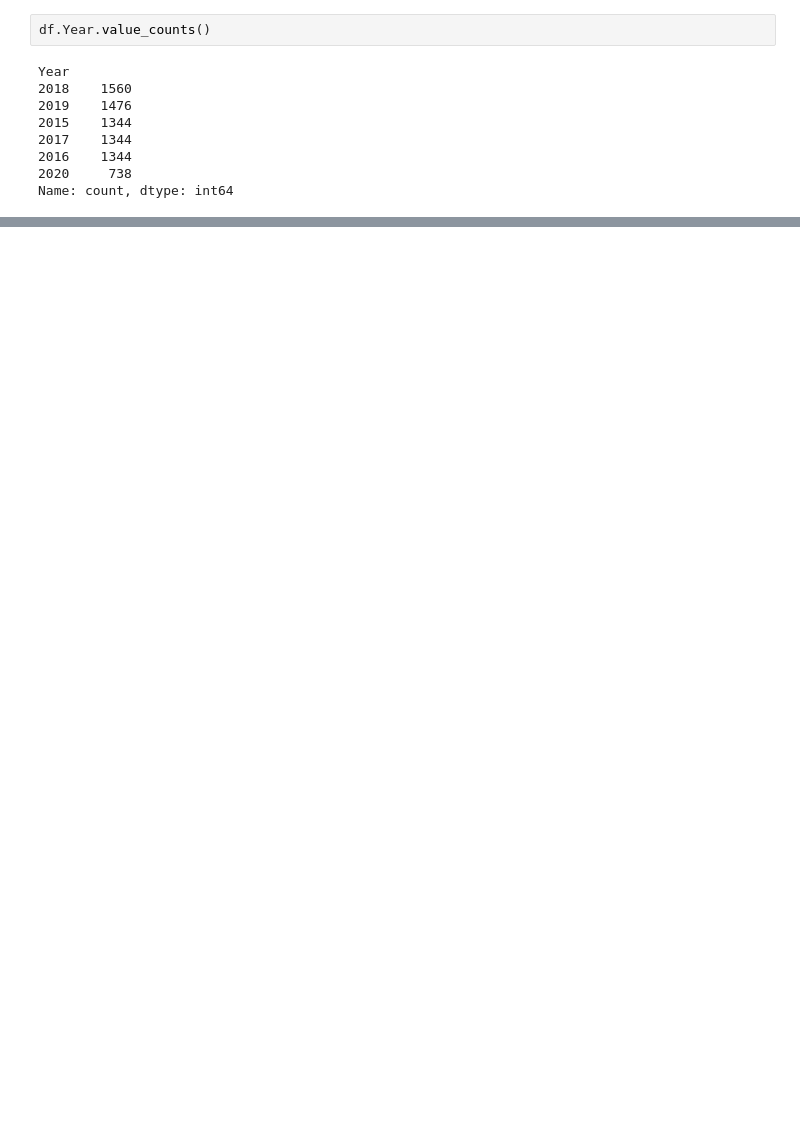
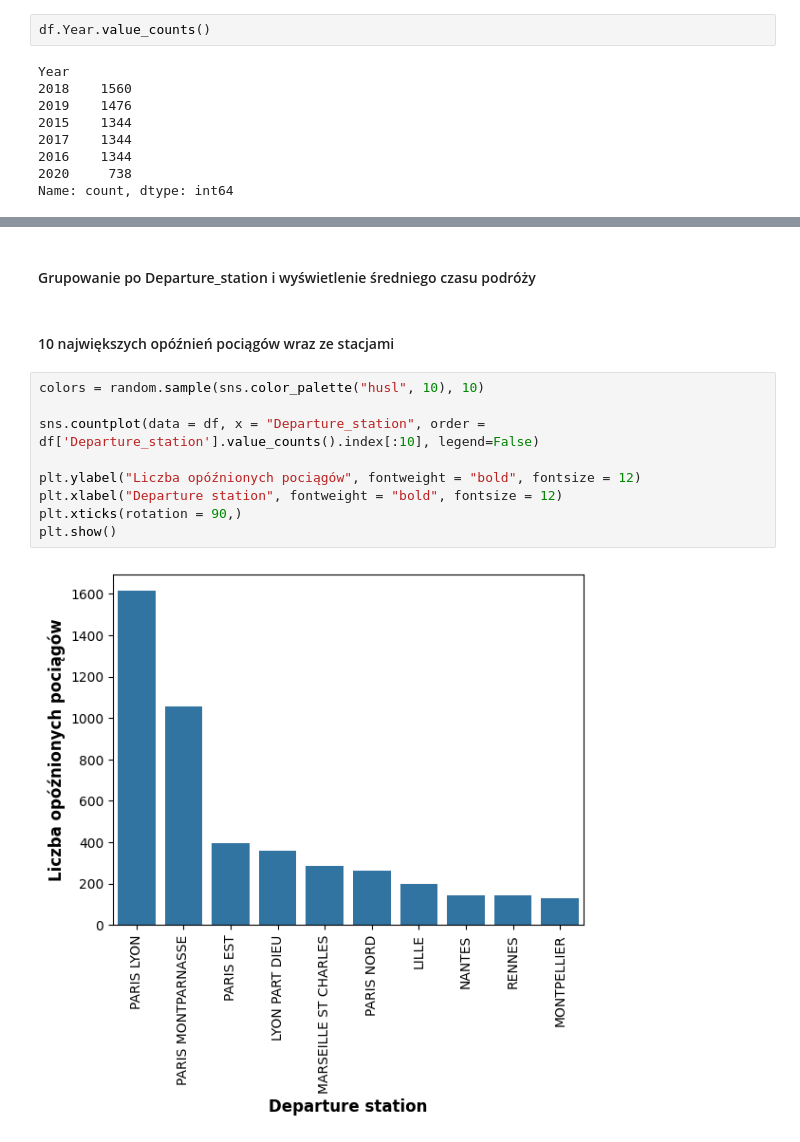
Before and after one commit to infoshareacademy/grupa_BKMMZ, a Jupyter notebook: Python/trains_notebook.ipynb, the cells around one changed output, grey strips where cells are left out. Drawn from its saved outputs; the diff is of its cells as text; blank space fills up the shorter version.

```diff
--- a/Python/trains_notebook.ipynb
+++ b/Python/trains_notebook.ipynb
@@ -107,3 +95,18 @@ df.describe()
 | 50% | 2017.000000 | 6.000000 | 162.178808 | 227.000000 | 1.000000 | ... |
 | 75% | 2019.000000 | 9.000000 | 207.885957 | 352.000000 | 6.000000 | ... |
 | max | 2020.000000 | 12.000000 | 786.500000 | 960.000000 | 279.000000 | ... |
+# %% [markdown]
+#### Grupowanie po Departure_station i wyświetlenie średniego czasu podróży
+# %% [markdown]
+#### 10 największych opóźnień pociągów wraz ze stacjami
+# %%
+colors = random.sample(sns.color_palette("husl", 10), 10)
+
+sns.countplot(data = df, x = "Departure_station", order = df['Departure_station'].value_counts().index[:10], legend=False)
+
+plt.ylabel("Liczba opóźnionych pociągów", fontweight = "bold", fontsize = 12)
+plt.xlabel("Departure station", fontweight = "bold", fontsize = 12)
+plt.xticks(rotation = 90,)
+plt.show()
+# %% [output]
+[figure, added]
```
Also changed, not shown: parts of 21 cells of this notebook, 1 other file.
